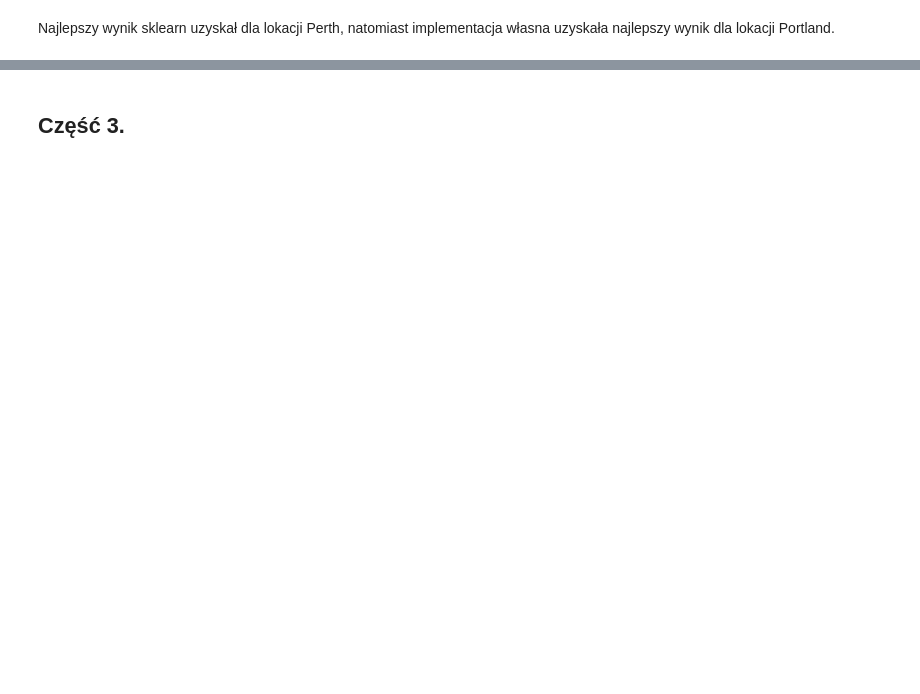
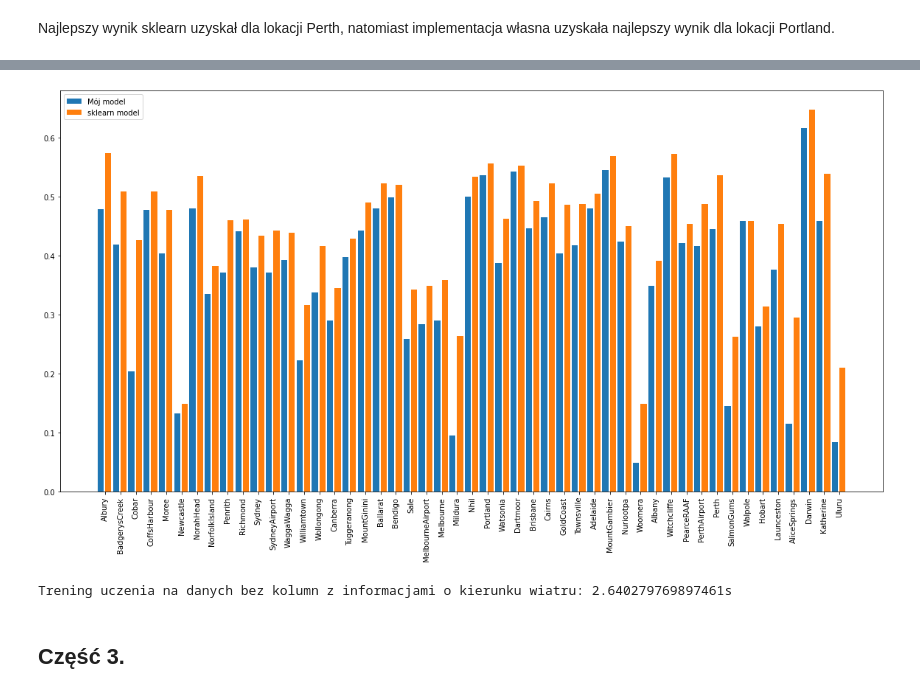
Before and after one commit to DonChaka/PUM, a Jupyter notebook: 3.RegresjaLogistyczna/3RegresjaLogistyczna.ipynb, the cells around one changed output, grey strips where cells are left out. Cells and saved outputs as stored; diff of their text form; code cells hidden in the pictures; blank space fills up the shorter version.

```diff
--- a/3.RegresjaLogistyczna/3RegresjaLogistyczna.ipynb
+++ b/3.RegresjaLogistyczna/3RegresjaLogistyczna.ipynb
@@ -342,3 +362,12 @@ Dla lokacji Perth model sklearn uzyskał wynik f1 score: 0.6605107159142727, imp
+# %%
+train_s_start = time()
+models_s, scores_s = fit_to_locations(rain_data_filtered_split)
+plot_scores(scores_s)
+train_s_time = time() - train_s_start
+print(f'Trening uczenia na danych bez kolumn z informacjami o kierunku wiatru: {train_s_time}s')
+# %% [output]
+[figure, added]
+Trening uczenia na danych bez kolumn z informacjami o kierunku wiatru: 2.640279769897461s
 # %% [markdown]
 ## Część 3.
 # %%
```
Also changed, not shown: parts of 17 cells of this notebook.
